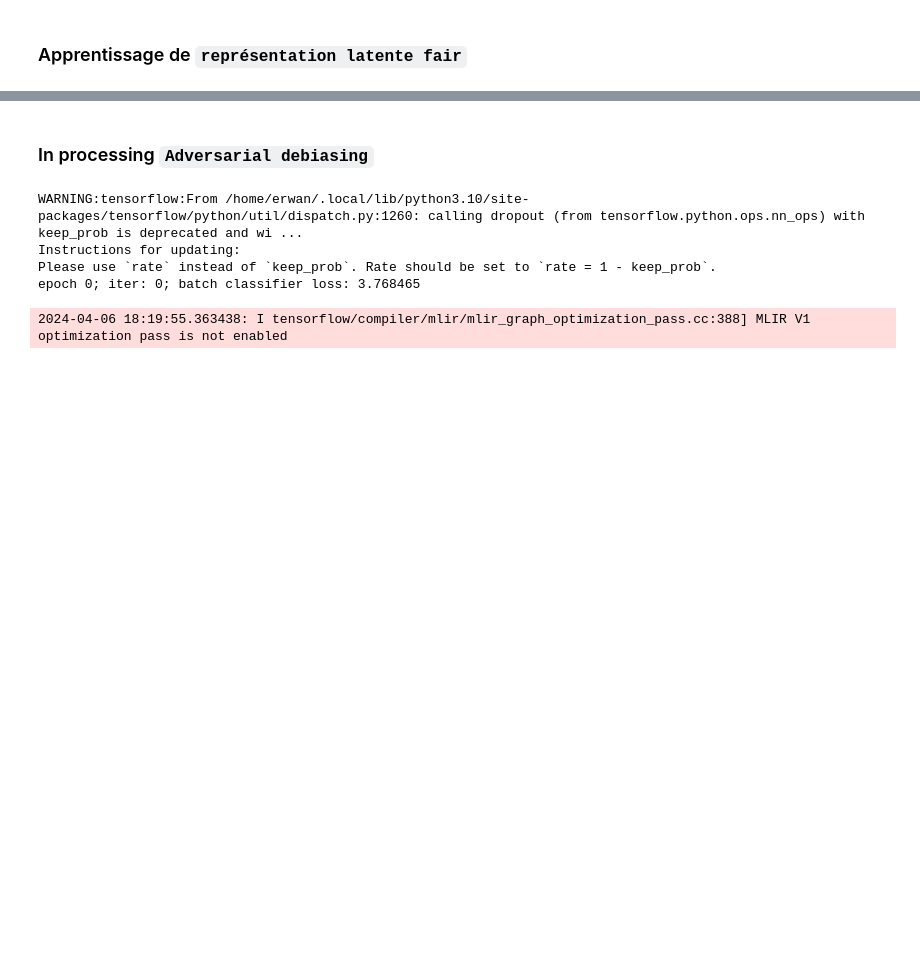
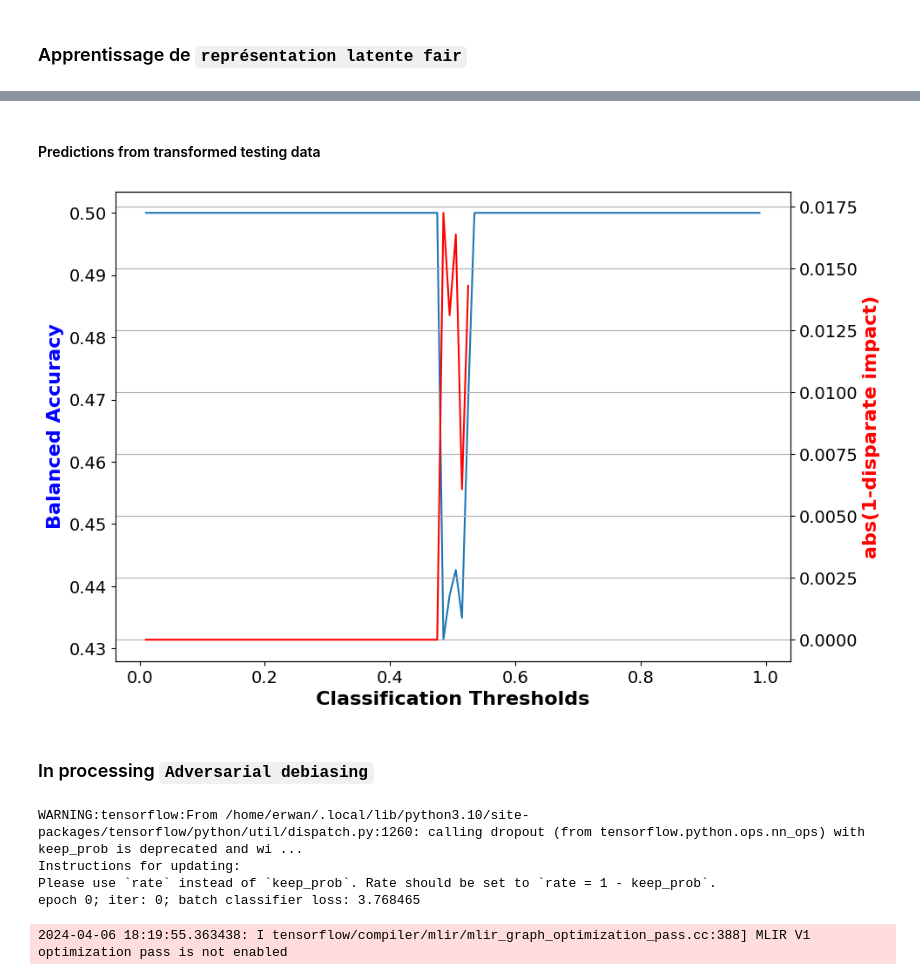
Before and after one commit to erwanlem/fairness, a Jupyter notebook: preprocess.ipynb, the cells around one changed output, grey strips where cells are left out. Cells and saved outputs as stored; diff of their text form; code cells hidden in the pictures; blank space fills up the shorter version.

```diff
--- a/preprocess.ipynb
+++ b/preprocess.ipynb
@@ -272,3 +398,44 @@ dataset_orig_test.features
+# %%
+display(Markdown("#### Predictions from transformed testing data"))
+bal_acc_arr_transf = []
+disp_imp_arr_transf = []
+
+class_thresh_arr = np.linspace(0.01, 0.99, 100)
+
+dataset_transf_test_new = dataset_orig_test.copy(deepcopy=True)
+dataset_transf_test_new.scores = dataset_transf_test.scores
+
+
+for thresh in class_thresh_arr:
+
+    fav_inds = dataset_transf_test_new.scores > thresh
+    dataset_transf_test_new.labels[fav_inds] = 1.0
+    dataset_transf_test_new.labels[~fav_inds] = 0.0
+
+    metric_test_aft = compute_metrics(dataset_orig_test, dataset_transf_test_new,
+                                      unprivileged_groups, privileged_groups,
+                                      disp = False)
+
+    bal_acc_arr_transf.append(metric_test_aft["Balanced accuracy"])
+    disp_imp_arr_transf.append(metric_test_aft["Disparate impact"])
+# %% [output]
+#### Predictions from transformed testing data
+# %%
+fig, ax1 = plt.subplots(figsize=(10,7))
+ax1.plot(class_thresh_arr, bal_acc_arr_transf)
+ax1.set_xlabel('Classification Thresholds', fontsize=16, fontweight='bold')
+ax1.set_ylabel('Balanced Accuracy', color='b', fontsize=16, fontweight='bold')
+ax1.xaxis.set_tick_params(labelsize=14)
+ax1.yaxis.set_tick_params(labelsize=14)
+
+
+ax2 = ax1.twinx()
+ax2.plot(class_thresh_arr, np.abs(1.0-np.array(disp_imp_arr_transf)), color='r')
+ax2.set_ylabel('abs(1-disparate impact)', color='r', fontsize=16, fontweight='bold')
+ax2.yaxis.set_tick_params(labelsize=14)
+ax2.grid(True)
+# %% [output]
+[figure, added]
 # %% [markdown]
 ### In processing `Adversarial debiasing`
 # %%
```
Also changed, not shown: parts of 12 cells of this notebook, 7 other files.
